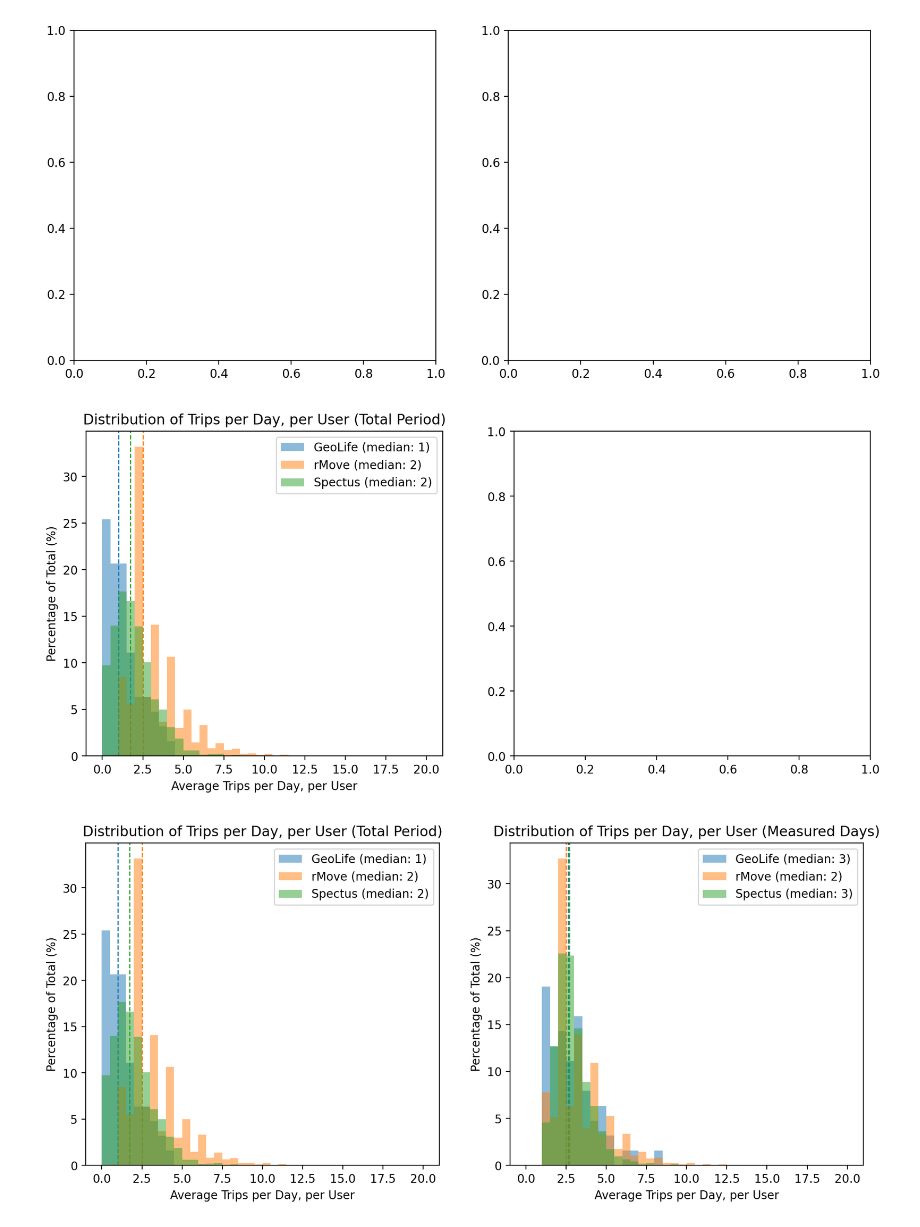
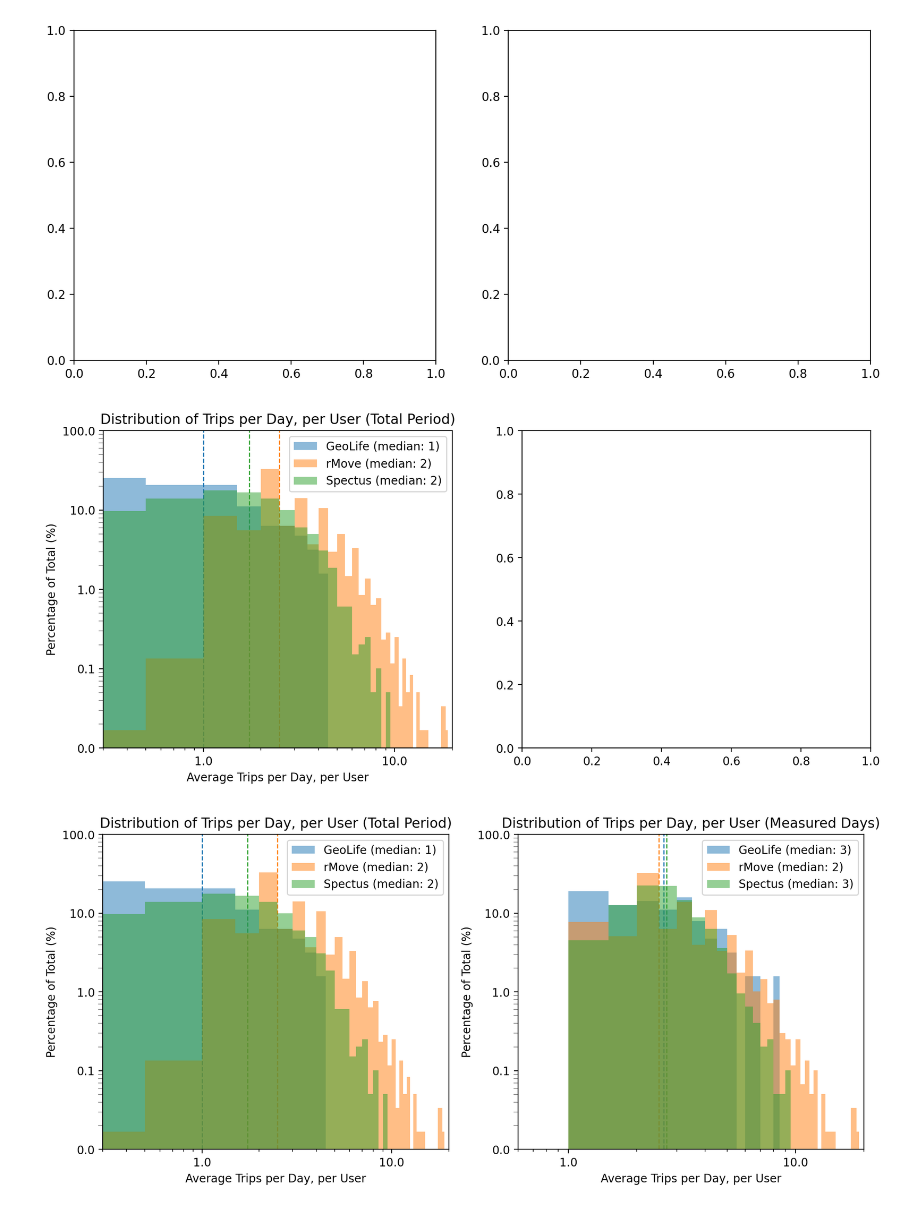
Before and after one commit to UW-THINKlab/mode-analysis, a Jupyter notebook: Dataset_Comparison_Graphs_Trips_per_Day_per_User.ipynb, the cells around one changed output. Cells and saved outputs as stored; diff of their text form; code cells hidden in the pictures.

```diff
--- a/Dataset_Comparison_Graphs_Trips_per_Day_per_User.ipynb
+++ b/Dataset_Comparison_Graphs_Trips_per_Day_per_User.ipynb
@@ -83,10 +83,10 @@ ax2.hist(filtered_rmove['trips_per_day_for_total_period'], bins=40, range=(0, 20
 ax2.hist(filtered_spectus['trips_per_day_for_total_period'], bins=40, range=(0, 20), alpha=0.5,
          label=f'Spectus (median: {median_spectus:.0f})', weights=weights_spectus, zorder=2)
 
-# ax2.set_xscale('log')
-# ax2.set_yscale('log')
-# ax2.set_xlim(1, 400)
-# ax2.set_ylim(0.01, 100)
+ax2.set_xscale('log')
+ax2.set_yscale('log')
+ax2.set_xlim(0.3, 20)
+ax2.set_ylim(0.01, 100)
 ax2.tick_params(axis='y', which='minor', length=4, color='gray')
 ax2.xaxis.set_major_formatter(ScalarFormatter())
 ax2.yaxis.set_major_formatter(ScalarFormatter())
@@ -98,7 +98,7 @@ ax2.legend()
 
 fig2
 # %% [output]
-[figure, old version]
+[figure, new version]
 # %%
 # ax2 = axes2_flat[0]
 import matplotlib.pyplot as plt
@@ -112,38 +112,38 @@ filtered_geolife = geolife_averages
 filtered_rmove = rmove_averages
 filtered_spectus = spectus_averages
 
 weights_geolife = np.ones_like(filtered_geolife['trips_per_day_for_measured_days']) / len(filtered_geolife['trips_per_day_for_measured_days']) * 100
 weights_rmove = np.ones_like(filtered_rmove['trips_per_day_for_measured_days']) / len(filtered_rmove['trips_per_day_for_measured_days']) * 100
 weights_spectus = np.ones_like(filtered_spectus['trips_per_day_for_measured_days']) / len(filtered_spectus['trips_per_day_for_measured_days']) * 100
 
 median_geolife = filtered_geolife['trips_per_day_for_measured_days'].median()
 median_rmove = filtered_rmove['trips_per_day_for_measured_days'].median()
 median_spectus = filtered_spectus['trips_per_day_for_measured_days'].median()
 
 ax2.axvline(median_geolife, color='C0', linestyle='--', linewidth=1, zorder=1)
 ax2.axvline(median_rmove, color='C1', linestyle='--', linewidth=1, zorder=1)
 ax2.axvline(median_spectus, color='C2', linestyle='--', linewidth=1, zorder=1)
 
 ax2.hist(filtered_geolife['trips_per_day_for_measured_days'], bins=40, range=(0, 20), alpha=0.5, label=f'GeoLife (median: {median_geolife:.0f})', weights=weights_geolife, zorder=2)
 ax2.hist(filtered_rmove['trips_per_day_for_measured_days'], bins=40, range=(0, 20), alpha=0.5, label=f'rMove (median: {median_rmove:.0f})', weights=weights_rmove, zorder=2)
 ax2.hist(filtered_spectus['trips_per_day_for_measured_days'], bins=40, range=(0, 20), alpha=0.5, label=f'Spectus (median: {median_spectus:.0f})', weights=weights_spectus, zorder=2)
 
-# ax2.set_xscale('log')
-# ax2.set_yscale('log')
-# ax2.set_xlim(1, 400)
-# ax2.set_ylim(0.01, 100)
+ax2.set_xscale('log')
+ax2.set_yscale('log')
+ax2.set_xlim(0.6, 20)
+ax2.set_ylim(0.01, 100)
 ax2.tick_params(axis='y', which='minor', length=4, color='gray')
 ax2.xaxis.set_major_formatter(ScalarFormatter())
 ax2.yaxis.set_major_formatter(ScalarFormatter())
 
 ax2.set_xlabel('Average Trips per Day, per User')
 ax2.set_ylabel('Percentage of Total (%)')
 ax2.set_title('Distribution of Trips per Day, per User (Measured Days)')
 ax2.legend()
 
 fig2
 # %% [output]
-[figure, old version]
+[figure, new version]
 # %%
 labels = ['a', 'b']
 for ax, label in zip(axes2_flat, labels):
```
Also changed, not shown: parts of 1 cell of this notebook, 7 other files.
